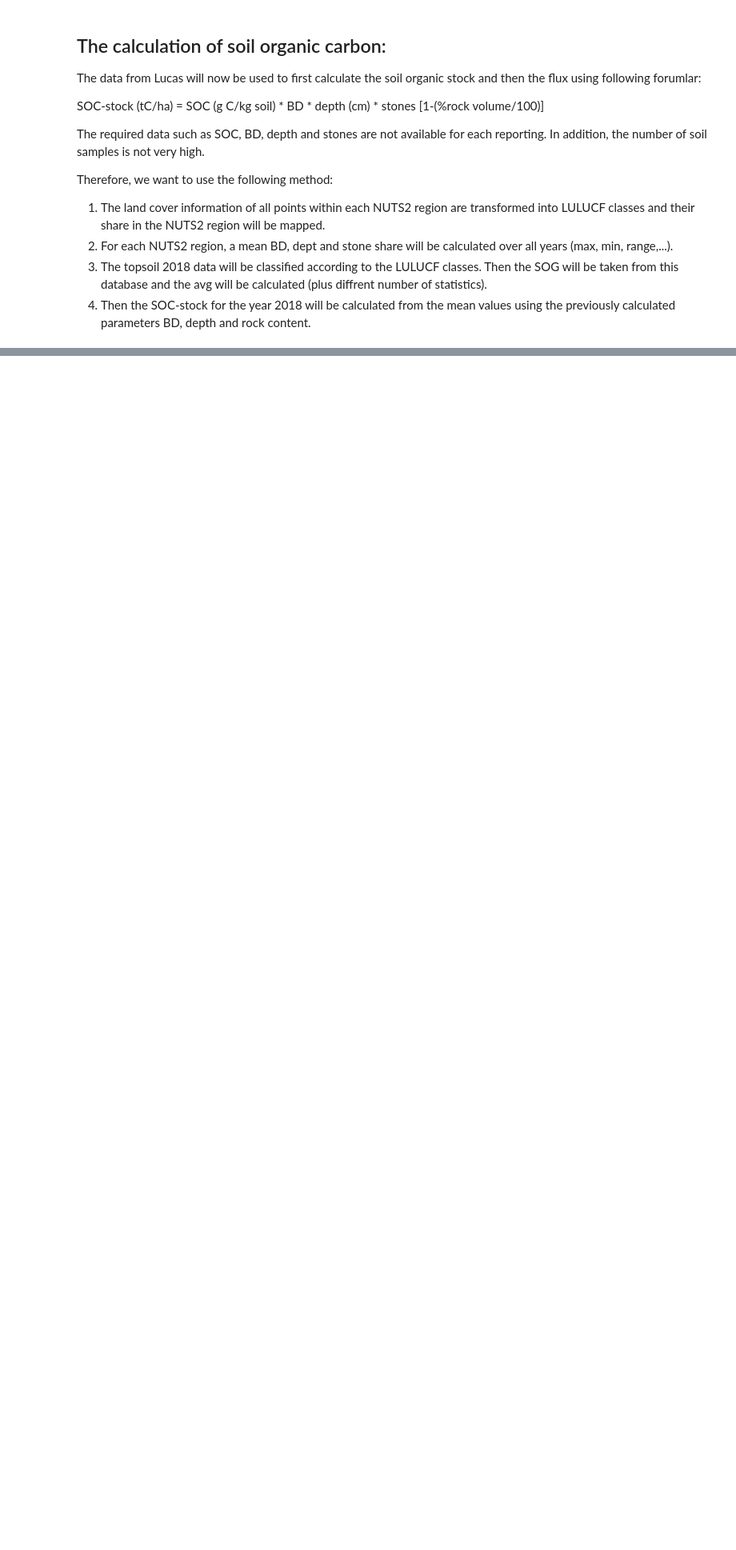
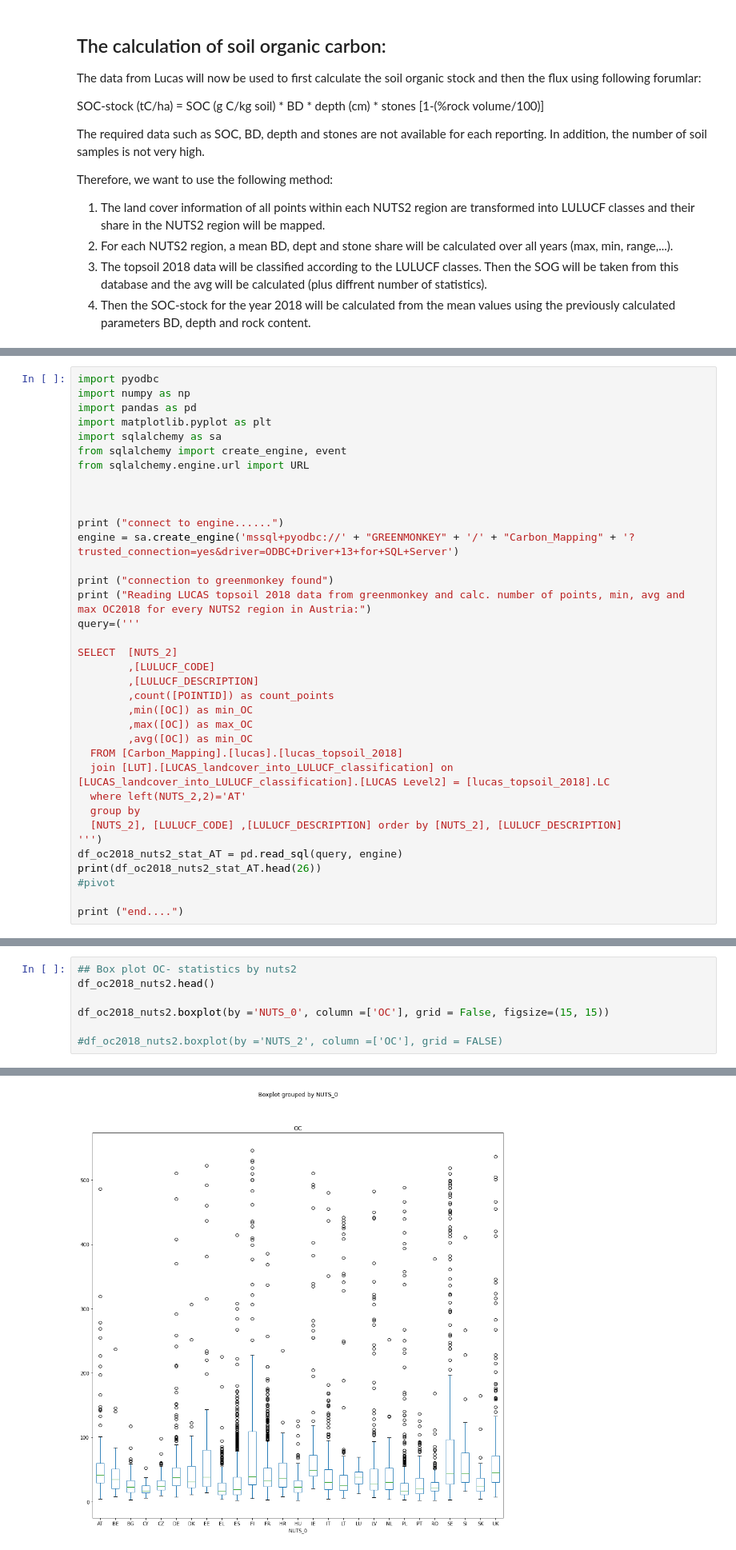
Before and after one commit to MarvinMosel/ETC_DI, a Jupyter notebook: notebooks/f04_carbon/lucas/Soil_organic_carbon.ipynb, the cells around one changed output, grey strips where cells are left out. Shown at 80% size. Cells and saved outputs as stored; diff of their text form; blank space fills up the shorter version.

```diff
--- a/notebooks/f04_carbon/lucas/Soil_organic_carbon.ipynb
+++ b/notebooks/f04_carbon/lucas/Soil_organic_carbon.ipynb
@@ -89,0 +94,36 @@ Therefore, we want to use the following method:
+# %%
+import pyodbc
+import numpy as np
+import pandas as pd
+import matplotlib.pyplot as plt
+import sqlalchemy as sa
+from sqlalchemy import create_engine, event
+from sqlalchemy.engine.url import URL
+
+
+
+print ("connect to engine......")
+engine = sa.create_engine('mssql+pyodbc://' + "GREENMONKEY" + '/' + "Carbon_Mapping" + '?trusted_connection=yes&driver=ODBC+Driver+13+for+SQL+Server')
+
+print ("connection to greenmonkey found")
+print ("Reading LUCAS topsoil 2018 data from greenmonkey and calc. number of points, min, avg and max OC2018 for every NUTS2 region in Austria:")
+query=('''
+
+SELECT  [NUTS_2]
+		,[LULUCF_CODE]
+		,[LULUCF_DESCRIPTION]
+		,count([POINTID]) as count_points
+		,min([OC]) as min_OC
+		,max([OC]) as max_OC
+		,avg([OC]) as min_OC
+  FROM [Carbon_Mapping].[lucas].[lucas_topsoil_2018]
+  join [LUT].[LUCAS_landcover_into_LULUCF_classification] on [LUCAS_landcover_into_LULUCF_classification].[LUCAS Level2] = [lucas_topsoil_2018].LC
+  where left(NUTS_2,2)='AT'
+  group by
+  [NUTS_2], [LULUCF_CODE] ,[LULUCF_DESCRIPTION] order by [NUTS_2], [LULUCF_DESCRIPTION]
+''')
+df_oc2018_nuts2_stat_AT = pd.read_sql(query, engine)
+print(df_oc2018_nuts2_stat_AT.head(26))
+#pivot
+
+print ("end....")
@@ -89,0 +191,8 @@ Therefore, we want to use the following method:
+# %%
+## Box plot OC- statistics by nuts2
+df_oc2018_nuts2.head()
+
+df_oc2018_nuts2.boxplot(by ='NUTS_0', column =['OC'], grid = False, figsize=(15, 15))
+
+#df_oc2018_nuts2.boxplot(by ='NUTS_2', column =['OC'], grid = FALSE)
+# %% [output]
@@ -89,0 +200 @@ Therefore, we want to use the following method:
+[figure, added]
```
Also changed, not shown: parts of 5 cells of this notebook.
